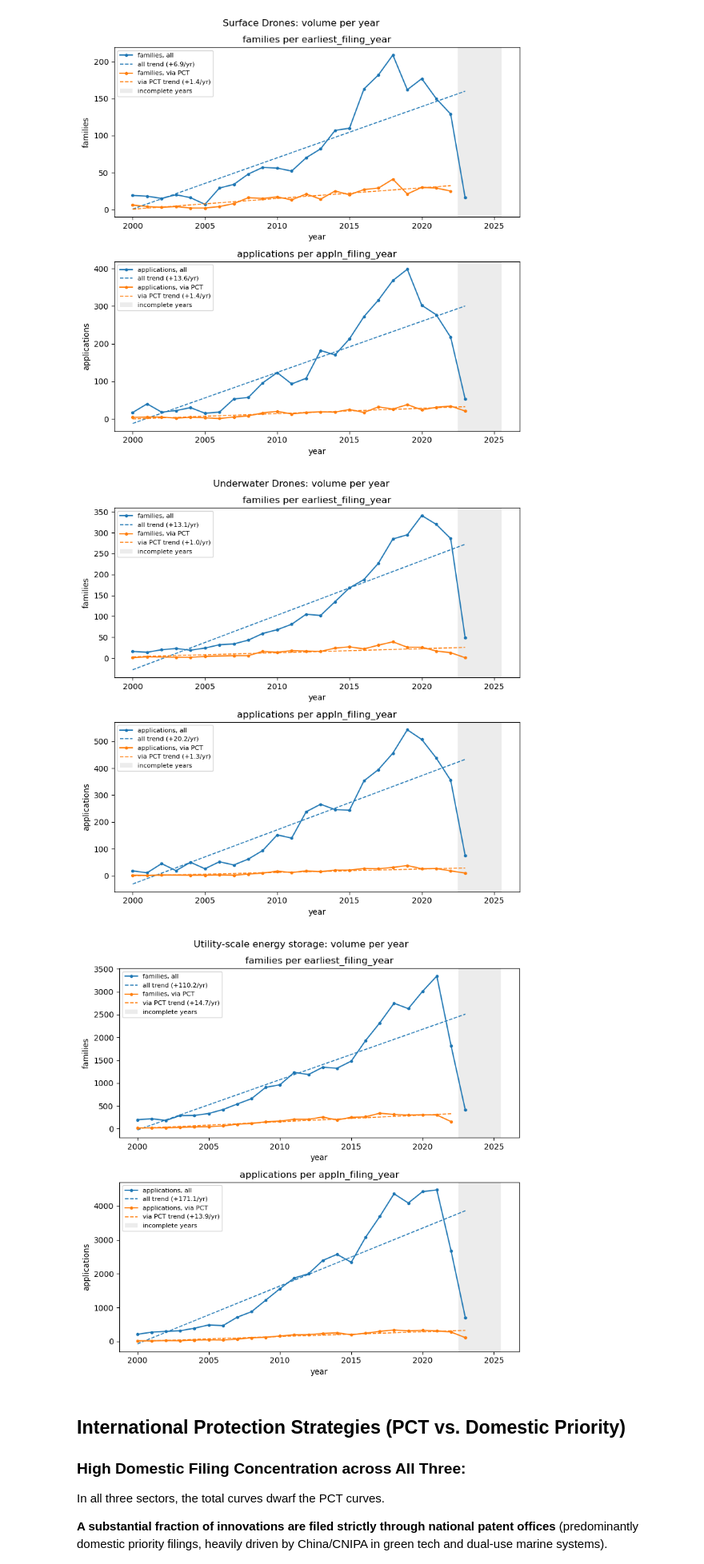
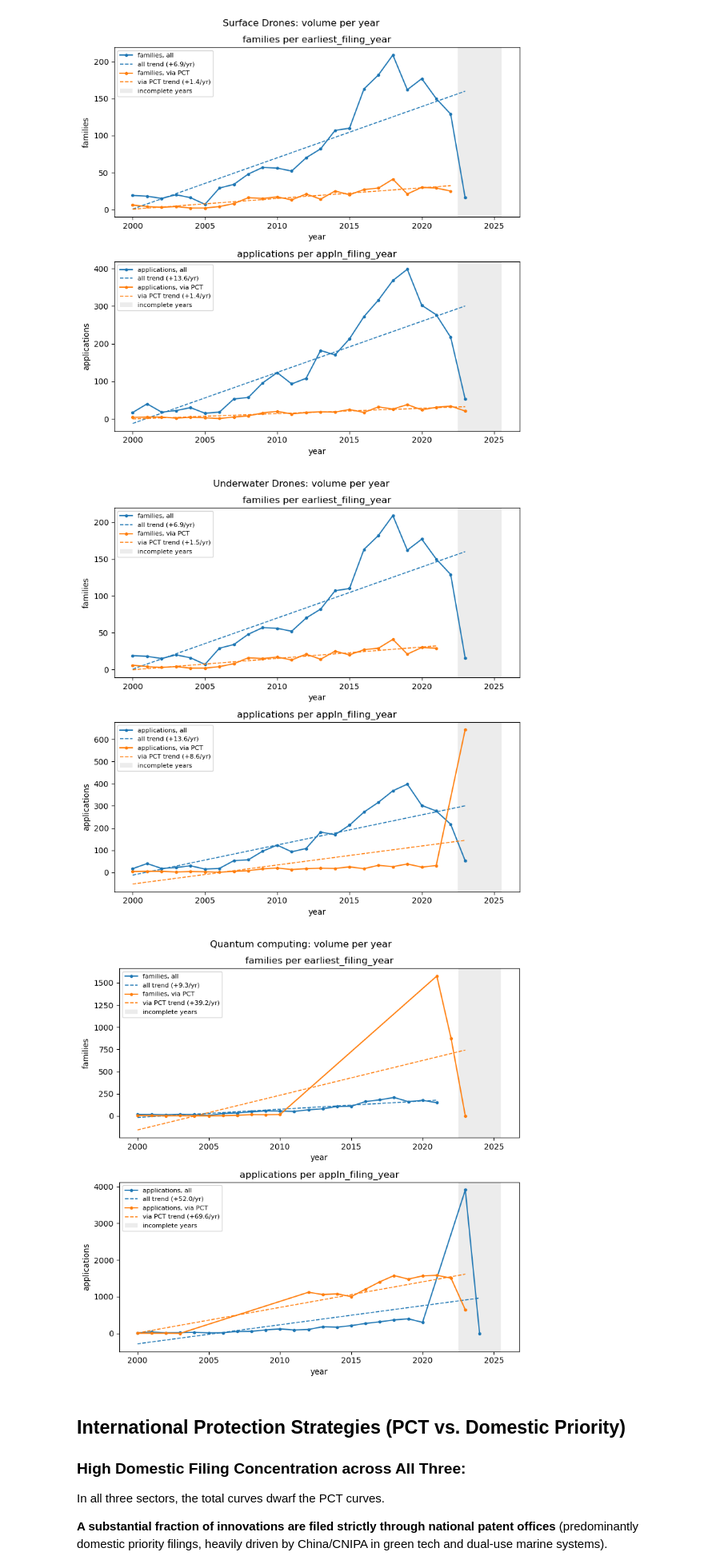
Before and after one commit to dattiluca-afk/innovation-management-assignment, a Jupyter notebook: notebooks/step_1.ipynb, the cells around one changed output. Shown at 80% size. Drawn from its saved outputs; the diff is of its cells as text; code cells hidden in the pictures.

Commit message:
Adjusted volume variables and set sector 3 to quantum computing

```diff
--- a/notebooks/step_1.ipynb
+++ b/notebooks/step_1.ipynb
@@ -1249,14 +1243,14 @@ plt.show()
 # %%
 # Volumes for Underwater Drones
 
-volume = pd.concat(
+volume2 = pd.concat(
     [count_per_year(s).assign(series="all") for s in SCOPES2]
     + [count_per_year(s, only_pct=True).assign(series="via PCT") for s in SCOPES2],
     ignore_index=True,
 )
 
-volume["year"] = pd.to_numeric(volume["year"])
-volume["n"] = pd.to_numeric(volume["n"])
+volume2["year"] = pd.to_numeric(volume["year"])
+volume2["n"] = pd.to_numeric(volume["n"])
 
 n_plots = len(SECTOR_SCOPES2)
 fig, axes = plt.subplots(
@@ -1272,7 +1266,7 @@ if n_plots == 1:
 fig.suptitle(f"{SECTOR_NAME2}: volume per year")
 
 for ax, scope in zip(axes, SECTOR_SCOPES2):
-    data = volume.query("scope == @scope.name and level == @scope.level")
+    data = volume2.query("scope == @scope.name and level == @scope.level")
 
     for series, grp in data.groupby("series"):
         grp = grp.sort_values("year")
@@ -1323,18 +1317,18 @@ plt.tight_layout()
 plt.savefig(output_path, format="png")
 plt.show()
 # %% [output]
-[figure, old version]
+[figure, new version]
 # %%
-# Volumes for Utility-scale energy storage
+# Volumes Bioplastics
 
-volume = pd.concat(
+volume3 = pd.concat(
     [count_per_year(s).assign(series="all") for s in SCOPES3]
     + [count_per_year(s, only_pct=True).assign(series="via PCT") for s in SCOPES3],
     ignore_index=True,
 )
 
-volume["year"] = pd.to_numeric(volume["year"])
-volume["n"] = pd.to_numeric(volume["n"])
+volume3["year"] = pd.to_numeric(volume["year"])
+volume3["n"] = pd.to_numeric(volume["n"])
 
 n_plots = len(SECTOR_SCOPES3)
 fig, axes = plt.subplots(
@@ -1350,7 +1344,7 @@ if n_plots == 1:
 fig.suptitle(f"{SECTOR_NAME3}: volume per year")
 
 for ax, scope in zip(axes, SECTOR_SCOPES3):
-    data = volume.query("scope == @scope.name and level == @scope.level")
+    data = volume3.query("scope == @scope.name and level == @scope.level")
 
     for series, grp in data.groupby("series"):
         grp = grp.sort_values("year")
@@ -1374,34 +1368,34 @@ for ax, scope in zip(axes, SECTOR_SCOPES3):
             ax.plot(
                 valid["year"],
                 y_pred,
                 linestyle="--",
                 linewidth=1.2,
                 color=line.get_color(),
                 label=f"{series} trend ({slope:+.1f}/yr)",
             )
 
     shade_truncated(ax)
     year_col = FAMILY_TIME_COLUMN if scope.level == "family" else APPLN_TIME_COLUMN
     ax.set(
         title=f"{UNIT_LABEL[scope.level]} per {year_col}",
         xlabel="year",
         ylabel=UNIT_LABEL[scope.level],
     )
     ax.ticklabel_format(style="plain", axis="y", useOffset=False)
     ax.tick_params(labelbottom=True)
     ax.legend(fontsize=8)
 
 # Define the path (relative to your current notebook directory)
 output_path = Path("outputs/figures/energy_storage_volumes.png")
 
 # Ensure parent folders exist before saving
 output_path.parent.mkdir(parents=True, exist_ok=True)
 
 plt.tight_layout()
 plt.savefig(output_path, format="png")
 plt.show()
 # %% [output]
-[figure, old version]
+[figure, new version]
 # %% [markdown]
 ##  International Protection Strategies (PCT vs. Domestic Priority)
 
```
Also changed, not shown: parts of 4 cells of this notebook, 1 other file.
